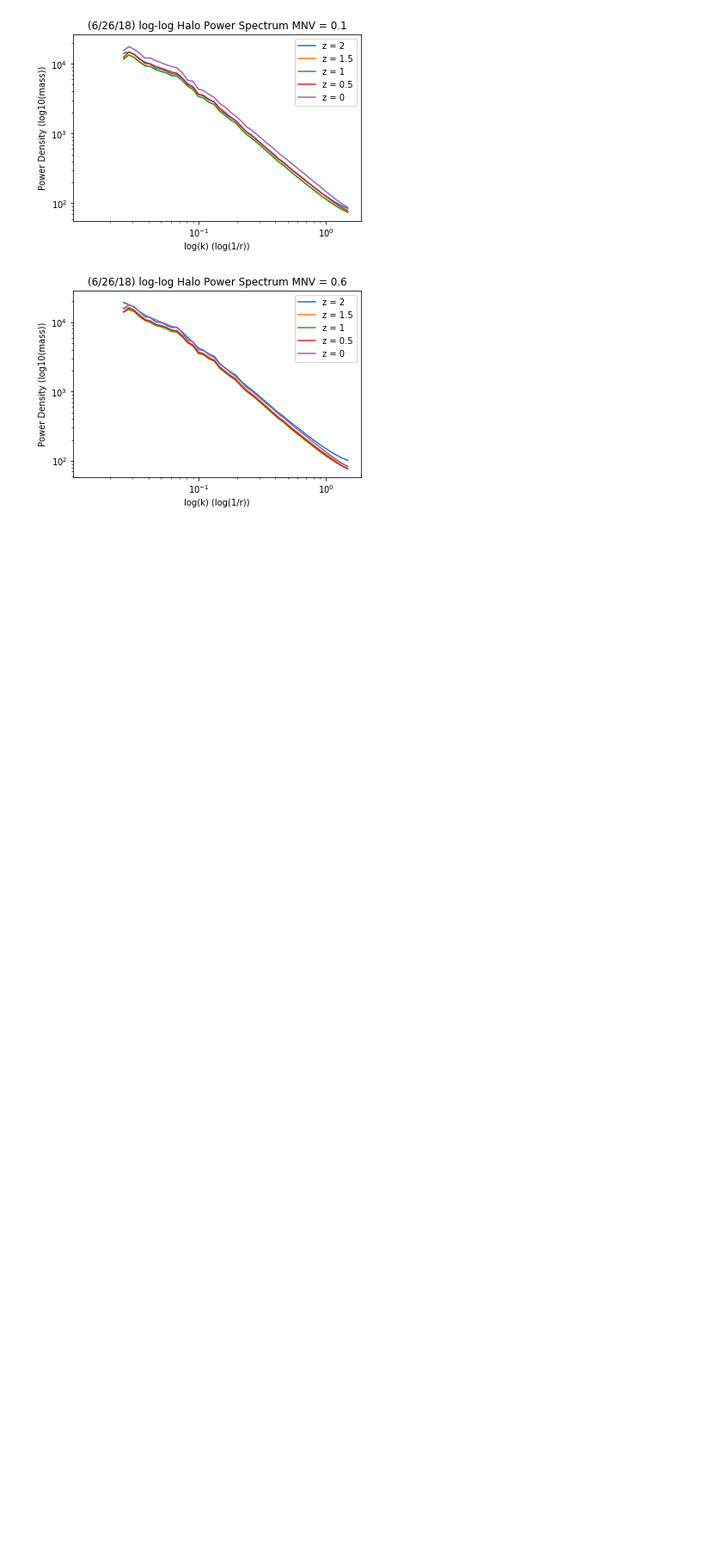
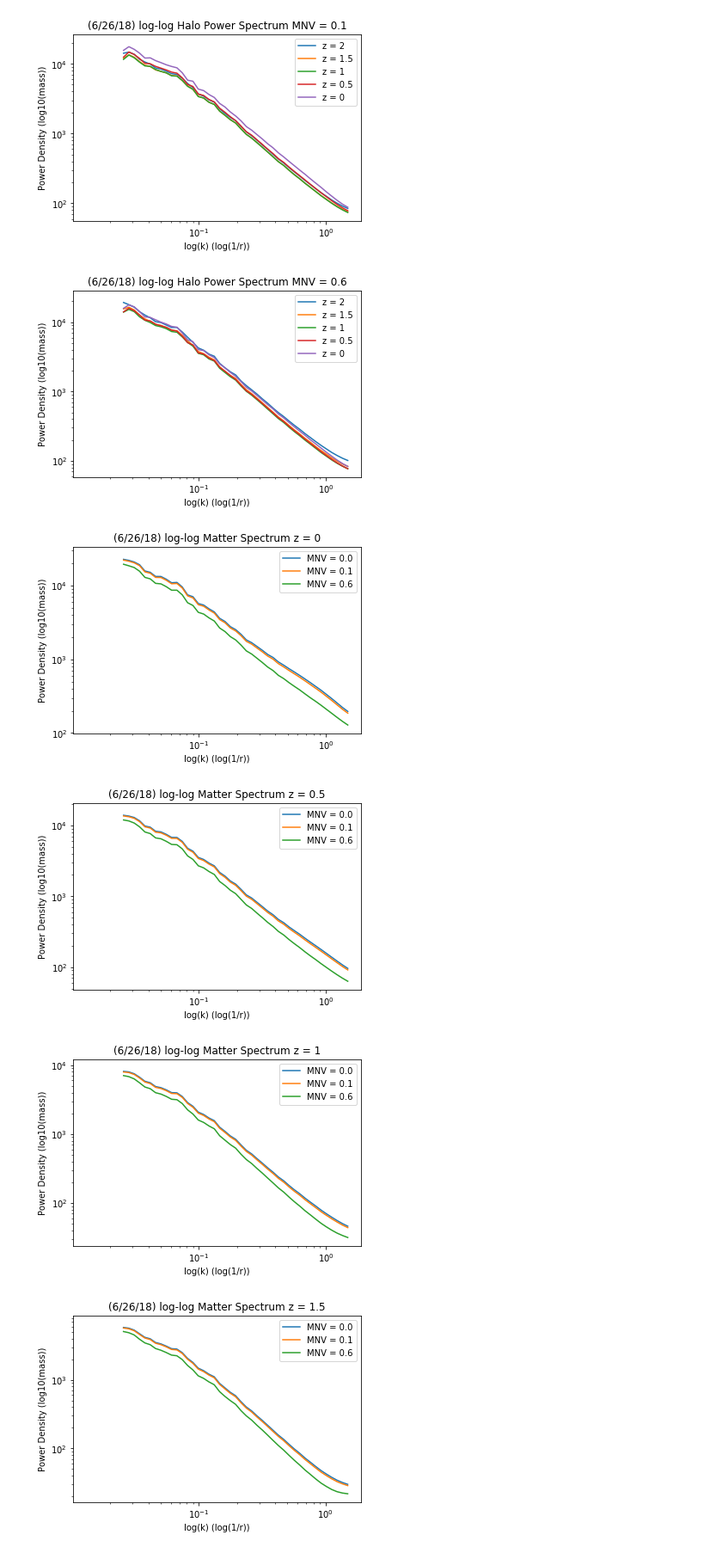
Before and after one commit to may32098/ASTROUSRP_halos_with_neutrinos, a Jupyter notebook: halo_cat_process.ipynb, the cells around one changed output. Shown at 86% size. Saved outputs shown, nothing was run; the diff lists cells and outputs as text; code cells hidden in the pictures; blank space fills up the shorter version.

```diff
--- a/halo_cat_process.ipynb
+++ b/halo_cat_process.ipynb
@@ -254,3 +254,73 @@ plt.show()
 [figure]
 [figure]
 [figure]
+# %%
+plt.title("(6/26/18) log-log Matter Spectrum z = 0")
+plot_power_spectrum("/u/ayannam/Documents/Grids/snapshot_mnv_0.0/snapshot_066.npy", "MNV = 0.0")
+plot_power_spectrum("/u/ayannam/Documents/Grids/snapshot_mnv_0.1/snapshot_066.npy", "MNV = 0.1")
+plot_power_spectrum("/u/ayannam/Documents/Grids/snapshot_mnv_0.6/snapshot_066.npy", "MNV = 0.6")
+plt.legend()
+plt.show()
+
+plt.title("(6/26/18) log-log Matter Spectrum z = 0.5")
+plot_power_spectrum("/u/ayannam/Documents/Grids/snapshot_mnv_0.0/snapshot_056.npy", "MNV = 0.0")
+plot_power_spectrum("/u/ayannam/Documents/Grids/snapshot_mnv_0.1/snapshot_056.npy", "MNV = 0.1")
+plot_power_spectrum("/u/ayannam/Documents/Grids/snapshot_mnv_0.6/snapshot_056.npy", "MNV = 0.6")
+plt.legend()
+plt.show()
+
+plt.title("(6/26/18) log-log Matter Spectrum z = 1")
+plot_power_spectrum("/u/ayannam/Documents/Grids/snapshot_mnv_0.0/snapshot_047.npy", "MNV = 0.0")
+plot_power_spectrum("/u/ayannam/Documents/Grids/snapshot_mnv_0.1/snapshot_047.npy", "MNV = 0.1")
+plot_power_spectrum("/u/ayannam/Documents/Grids/snapshot_mnv_0.6/snapshot_047.npy", "MNV = 0.6")
+plt.legend()
+plt.show()
+
+plt.title("(6/26/18) log-log Matter Spectrum z = 1.5")
+plot_power_spectrum("/u/ayannam/Documents/Grids/snapshot_mnv_0.0/snapshot_042.npy", "MNV = 0.0")
+plot_power_spectrum("/u/ayannam/Documents/Grids/snapshot_mnv_0.1/snapshot_042.npy", "MNV = 0.1")
+plot_power_spectrum("/u/ayannam/Documents/Grids/snapshot_mnv_0.6/snapshot_042.npy", "MNV = 0.6")
+plt.legend()
+plt.show()
+
+plt.title("(6/26/18) log-log Matter Spectrum z = 2")
+plot_power_spectrum("/u/ayannam/Documents/Grids/snapshot_mnv_0.0/snapshot_037.npy", "MNV = 0.0")
+plot_power_spectrum("/u/ayannam/Documents/Grids/snapshot_mnv_0.1/snapshot_037.npy", "MNV = 0.1")
+plot_power_spectrum("/u/ayannam/Documents/Grids/snapshot_mnv_0.6/snapshot_037.npy", "MNV = 0.6")
+plt.legend()
+plt.show()
+
+
+
+
+plt.title("(6/26/18) log-log Halo Power Spectrum MNV = 0.0")
+plot_power_spectrum("/u/ayannam/Documents/Grids/snapshot_mnv_0.0/snapshot_037.npy", "z = 2")
+plot_power_spectrum("/u/ayannam/Documents/Grids/snapshot_mnv_0.0/snapshot_042.npy", "z = 1.5")
+plot_power_spectrum("/u/ayannam/Documents/Grids/snapshot_mnv_0.0/snapshot_047.npy", "z = 1")
+plot_power_spectrum("/u/ayannam/Documents/Grids/snapshot_mnv_0.0/snapshot_056.npy", "z = 0.5")
+plot_power_spectrum("/u/ayannam/Documents/Grids/snapshot_mnv_0.0/snapshot_066.npy", "z = 0")
+plt.legend()
+plt.show()
+
+plt.title("(6/26/18) log-log Halo Power Spectrum MNV = 0.1")
+plot_power_spectrum("/u/ayannam/Documents/Grids/snapshot_mnv_0.1/snapshot_037.npy", "z = 2")
+plot_power_spectrum("/u/ayannam/Documents/Grids/snapshot_mnv_0.1/snapshot_042.npy", "z = 1.5")
+plot_power_spectrum("/u/ayannam/Documents/Grids/snapshot_mnv_0.1/snapshot_047.npy", "z = 1")
+plot_power_spectrum("/u/ayannam/Documents/Grids/snapshot_mnv_0.1/snapshot_056.npy", "z = 0.5")
+plot_power_spectrum("/u/ayannam/Documents/Grids/snapshot_mnv_0.1/snapshot_066.npy", "z = 0")
+plt.legend()
+plt.show()
+
+plt.title("(6/26/18) log-log Halo Power Spectrum MNV = 0.6")
+plot_power_spectrum("/u/ayannam/Documents/Grids/snapshot_mnv_0.6/snapshot_037.npy", "z = 2")
+plot_power_spectrum("/u/ayannam/Documents/Grids/snapshot_mnv_0.6/snapshot_042.npy", "z = 1.5")
+plot_power_spectrum("/u/ayannam/Documents/Grids/snapshot_mnv_0.6/snapshot_047.npy", "z = 1")
+plot_power_spectrum("/u/ayannam/Documents/Grids/snapshot_mnv_0.6/snapshot_056.npy", "z = 0.5")
+plot_power_spectrum("/u/ayannam/Documents/Grids/snapshot_mnv_0.6/snapshot_066.npy", "z = 0")
+plt.legend()
+plt.show()
+# %% [output]
+[figure, added]
+[figure, added]
+[figure, added]
+[figure, added]
```
Also changed, not shown: parts of 4 cells of this notebook.
